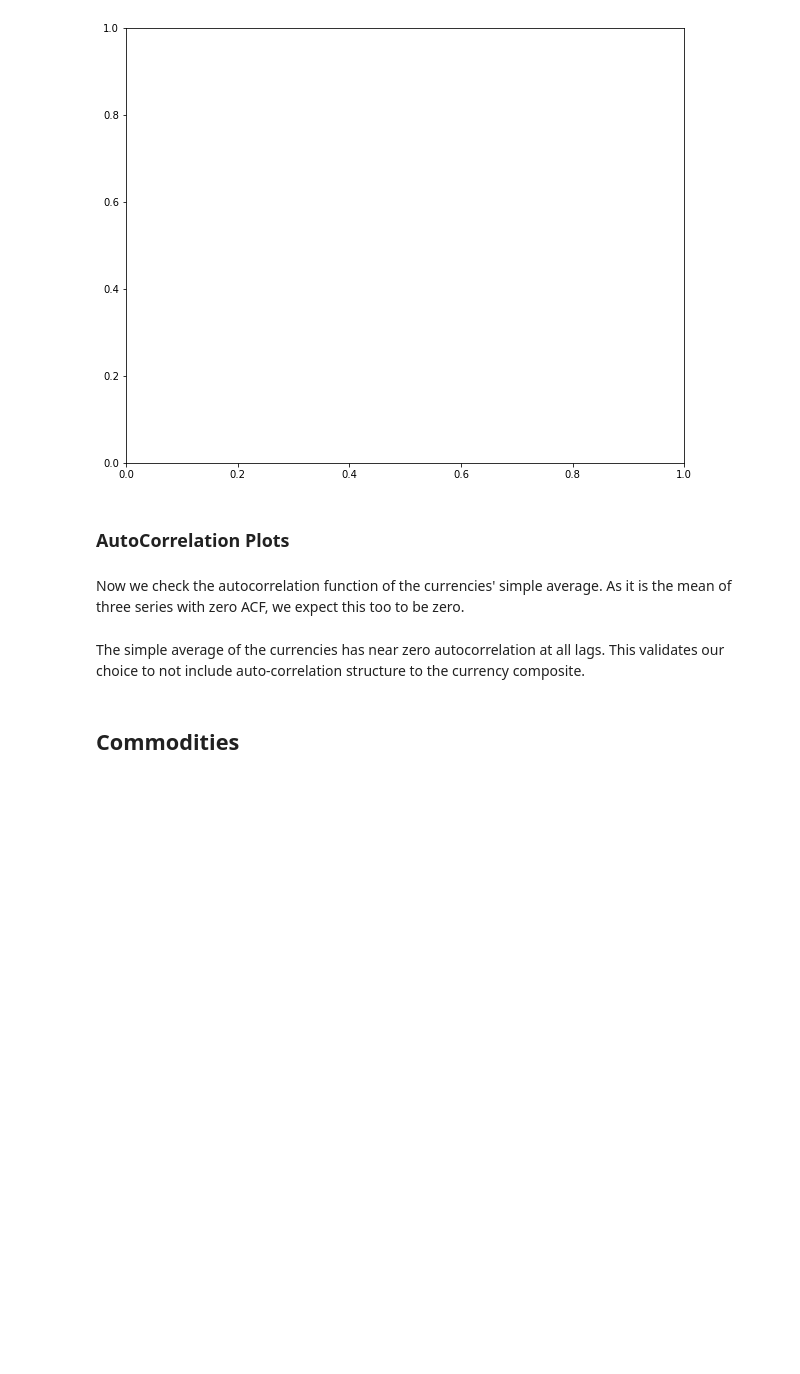
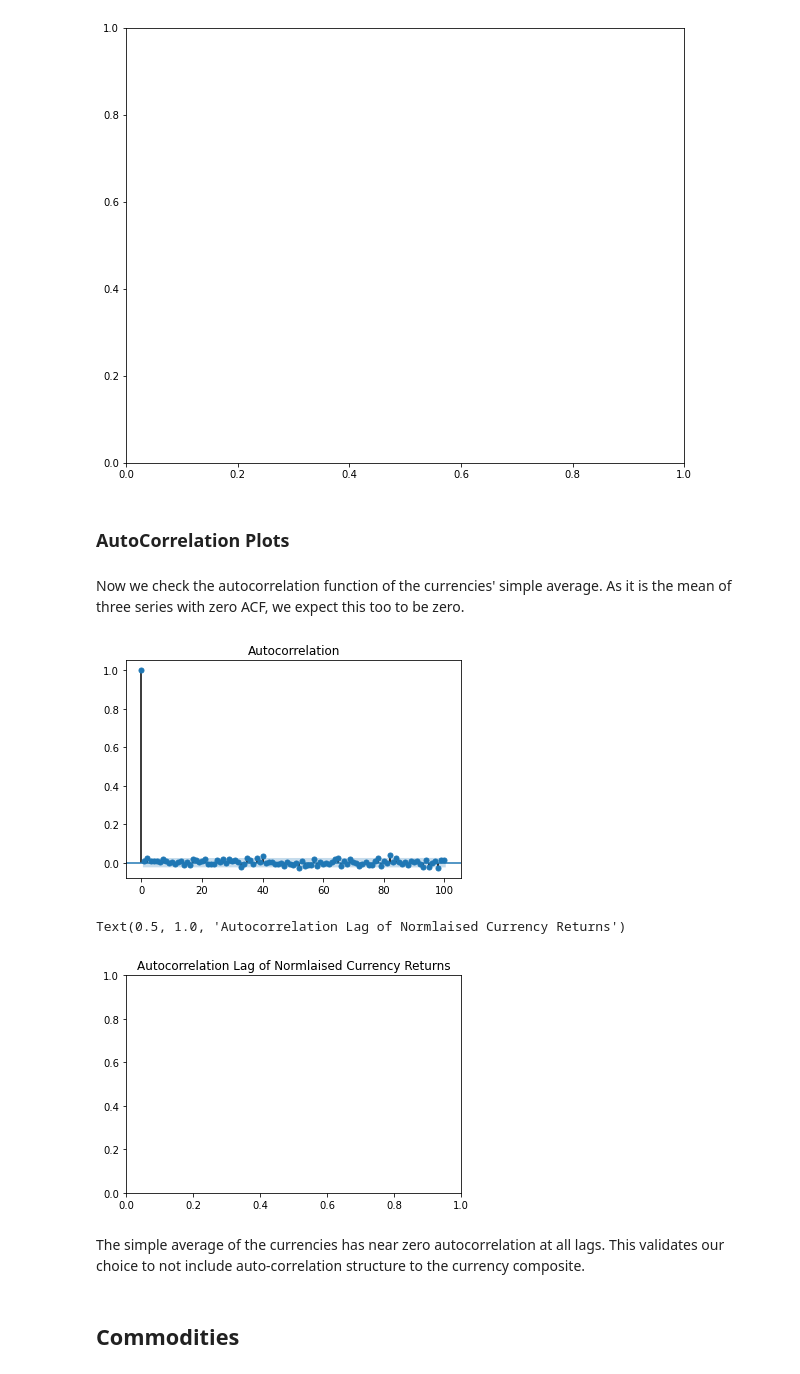
Before and after one commit to andrewmelville/M4R-Project, a Jupyter notebook: ExploratoryAnalysisNotebookMultiplicativeReturns.ipynb, the cells around one changed output. Drawn from its saved outputs; the diff is of its cells as text; code cells hidden in the pictures; blank space fills up the shorter version.

```diff
--- a/ExploratoryAnalysisNotebookMultiplicativeReturns.ipynb
+++ b/ExploratoryAnalysisNotebookMultiplicativeReturns.ipynb
@@ -98,7 +98,7 @@ norm_currency_returns = pd.DataFrame([]).reindex_like(currency_close_df)
 # Fill datafrane
 for currency in currency_close_df:
 
-    currency_returns_series = currency_close_df[currency].diff(periods=2) / currency_close_df[currency].shift(2)
+    currency_returns_series = currency_close_df[currency].diff(periods=1) / currency_close_df[currency].shift(1)
 
     currency_std_series = currency_returns_series.rolling(15, min_periods = 10).std()
 
@@ -132,8 +132,20 @@ NameError: name 'sns' is not defined
 # %% [markdown]
 Now we check the autocorrelation function of the currencies' simple average. As it is the mean of three series with zero ACF, we expect this too to be zero.
 # %%
-pd.plotting.autocorrelation_plot(norm_currency_returns['Avg'])
+# pd.plotting.autocorrelation_plot(norm_currency_returns['Avg'].dropna())
+
+import pandas as pd
+import matplotlib.pyplot as plt
+import statsmodels.api as sm
+
+sm.graphics.tsa.plot_acf(norm_currency_returns['Avg'].dropna(), lags=100)
+plt.show()
+
 plt.title('Autocorrelation Lag of Normlaised Currency Returns')
+# %% [output]
+[figure, added]
+Text(0.5, 1.0, 'Autocorrelation Lag of Normlaised Currency Returns')
+[figure, added]
 # %% [markdown]
 The simple average of the currencies has near zero autocorrelation at all lags. This validates our choice to not include auto-correlation structure to the currency composite.
 # %% [markdown]
```
Also changed, not shown: parts of 2 cells of this notebook, 20 other files.
